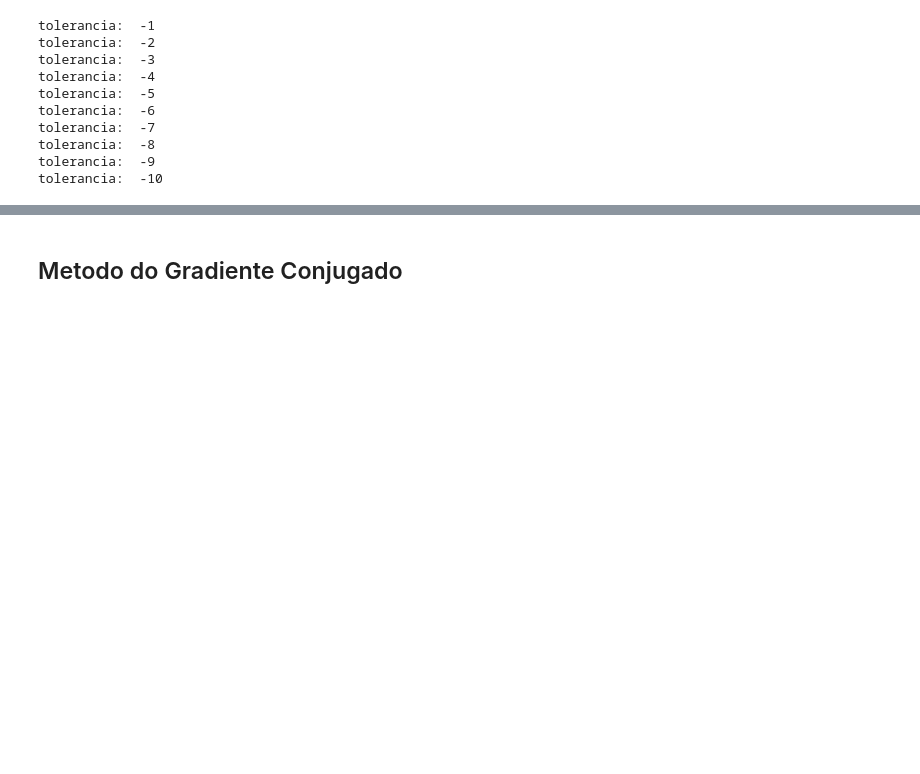
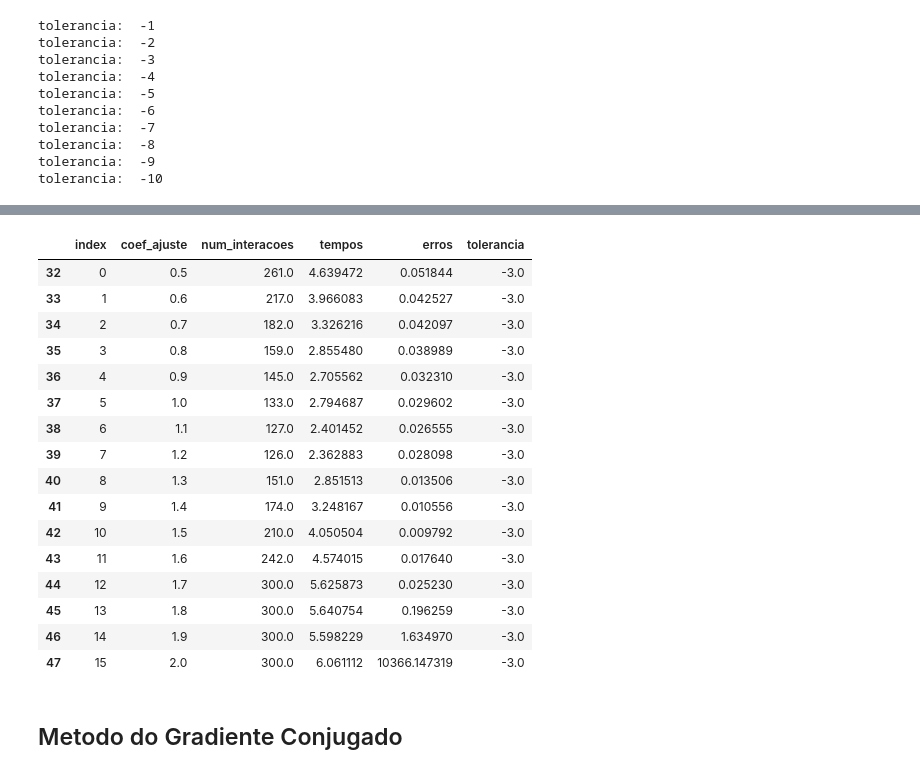
Before and after one commit to Gugres/estudo_de_sitemas_lineares, a Jupyter notebook: metodos_interativos/analise_SOR.ipynb, the cells around one changed output, grey strips where cells are left out. Saved outputs shown, nothing was run; the diff lists cells and outputs as text; code cells hidden in the pictures; blank space fills up the shorter version.

```diff
--- a/metodos_interativos/analise_SOR.ipynb
+++ b/metodos_interativos/analise_SOR.ipynb
@@ -166,3 +188,23 @@ tolerancia:  -10
+# %%
+df_analise_SOR_COO[df_analise_SOR_COO.tolerancia == -3]
+# %% [output]
+|  | index | coef_ajuste | num_interacoes | tempos | erros | tolerancia |
+| 32 | 0 | 0.5 | 261.0 | 4.639472 | 0.051844 | -3.0 |
+| 33 | 1 | 0.6 | 217.0 | 3.966083 | 0.042527 | -3.0 |
+| 34 | 2 | 0.7 | 182.0 | 3.326216 | 0.042097 | -3.0 |
+| 35 | 3 | 0.8 | 159.0 | 2.855480 | 0.038989 | -3.0 |
+| 36 | 4 | 0.9 | 145.0 | 2.705562 | 0.032310 | -3.0 |
+| 37 | 5 | 1.0 | 133.0 | 2.794687 | 0.029602 | -3.0 |
+| 38 | 6 | 1.1 | 127.0 | 2.401452 | 0.026555 | -3.0 |
+| 39 | 7 | 1.2 | 126.0 | 2.362883 | 0.028098 | -3.0 |
+| 40 | 8 | 1.3 | 151.0 | 2.851513 | 0.013506 | -3.0 |
+| 41 | 9 | 1.4 | 174.0 | 3.248167 | 0.010556 | -3.0 |
+| 42 | 10 | 1.5 | 210.0 | 4.050504 | 0.009792 | -3.0 |
+| 43 | 11 | 1.6 | 242.0 | 4.574015 | 0.017640 | -3.0 |
+| 44 | 12 | 1.7 | 300.0 | 5.625873 | 0.025230 | -3.0 |
+| 45 | 13 | 1.8 | 300.0 | 5.640754 | 0.196259 | -3.0 |
+| 46 | 14 | 1.9 | 300.0 | 5.598229 | 1.634970 | -3.0 |
+| 47 | 15 | 2.0 | 300.0 | 6.061112 | 10366.147319 | -3.0 |
 # %% [markdown]
 ## Metodo do Gradiente Conjugado
 # %% [markdown]
```
Also changed, not shown: parts of 17 cells of this notebook, 7 other files.
